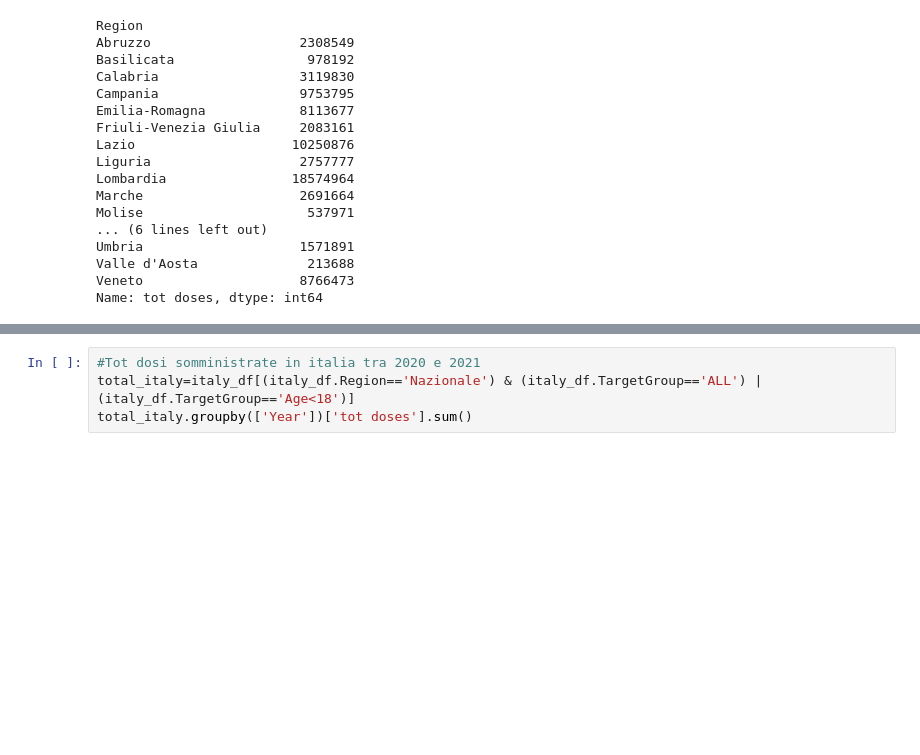
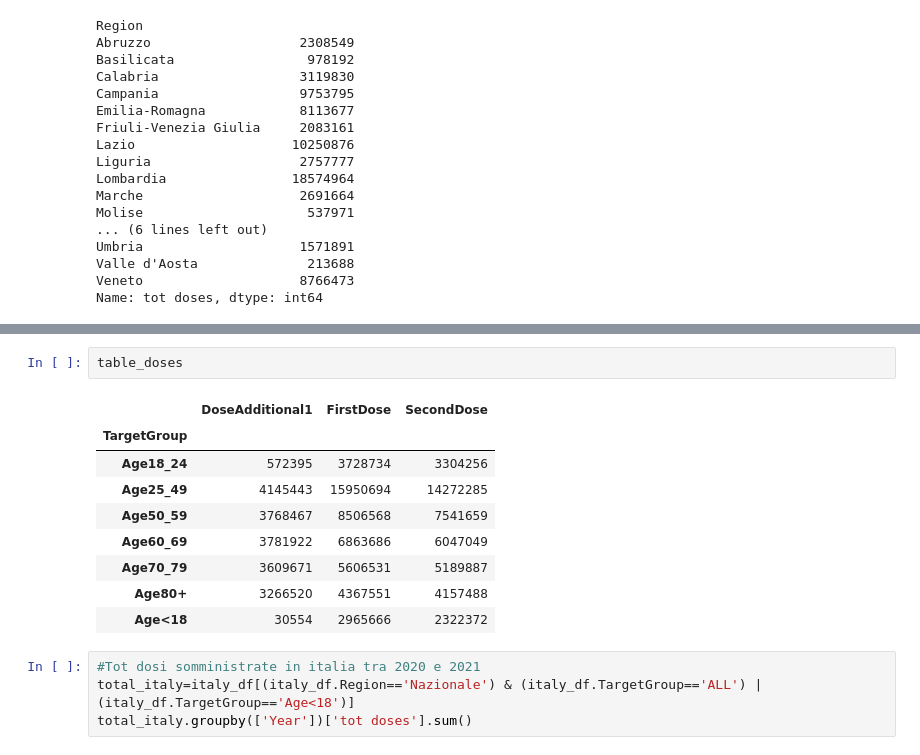
Before and after one commit to elenaabcc/CovidAnalysis4CPDM, a Jupyter notebook: PRIMA PARTE.ipynb, the cells around one changed output, grey strips where cells are left out. Drawn from its saved outputs; the diff is of its cells as text; blank space fills up the shorter version.

```diff
--- a/PRIMA PARTE.ipynb
+++ b/PRIMA PARTE.ipynb
@@ -233,3 +246,15 @@ plt.show()
+# %%
+table_doses
+# %% [output]
+|  | DoseAdditional1 | FirstDose | SecondDose |
+| TargetGroup |  |  |  |
+| Age18_24 | 572395 | 3728734 | 3304256 |
+| Age25_49 | 4145443 | 15950694 | 14272285 |
+| Age50_59 | 3768467 | 8506568 | 7541659 |
+| Age60_69 | 3781922 | 6863686 | 6047049 |
+| Age70_79 | 3609671 | 5606531 | 5189887 |
+| Age80+ | 3266520 | 4367551 | 4157488 |
+| Age<18 | 30554 | 2965666 | 2322372 |
 # %%
 #Tot dosi somministrate in italia tra 2020 e 2021
 total_italy=italy_df[(italy_df.Region=='Nazionale') & (italy_df.TargetGroup=='ALL') | (italy_df.TargetGroup=='Age<18')]
```
Also changed, not shown: parts of 5 cells of this notebook, 16 other files.
